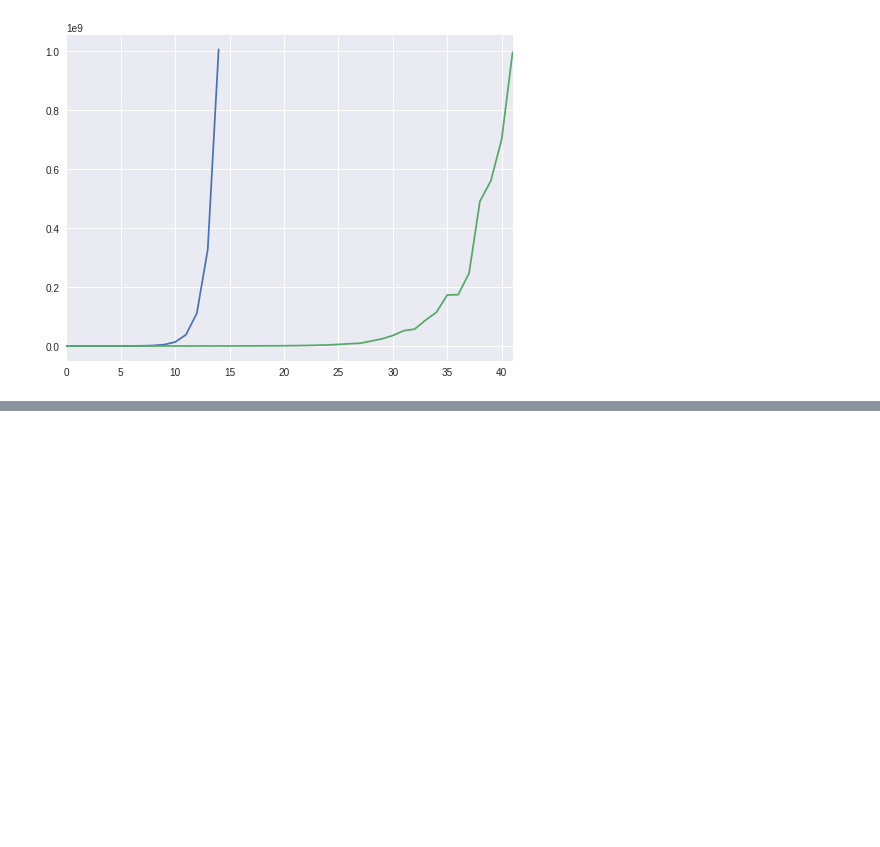
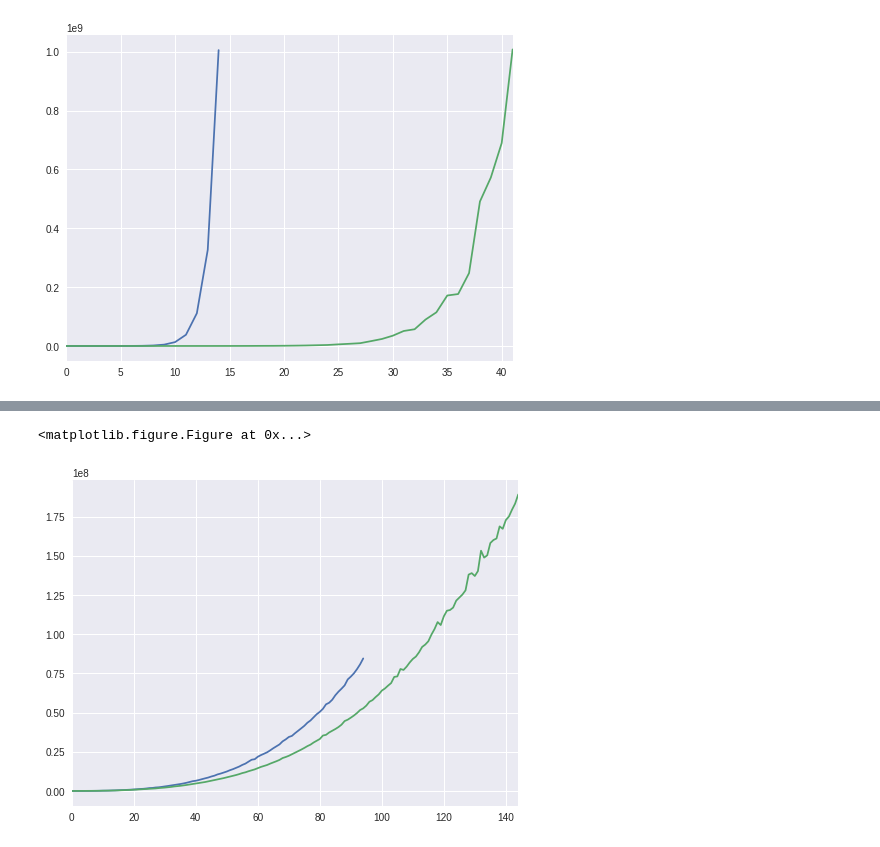
Before and after one commit to JonSeijo/algo3-tp1, a Jupyter notebook: experimentos/Graficador random.ipynb, the cells around one changed output, grey strips where cells are left out. Cells and saved outputs as stored; diff of their text form; code cells hidden in the pictures; blank space fills up the shorter version.

Commit message:
Agrega topdown random datos y graficos

```diff
--- a/experimentos/Graficador random.ipynb
+++ b/experimentos/Graficador random.ipynb
@@ -68,3 +68,8 @@ plt.show()
 # %% [output]
 <matplotlib.figure.Figure at 0x...>
 [figure]
+# %%
+datos_topdown_random = pd.read_csv('../datos/topdown/random.csv')
+datos_topdown_random.drop(datos_topdown_random.columns[40], axis = 1,inplace=True) # Borro columna fea
+datos_topdown_random['mean'] = datos_topdown_random.mean(axis = 1)
+datos_topdown_random
@@ -70,0 +95,5 @@ plt.show()
+# %%
+datos_bottomup_random = pd.read_csv('../datos/bottomup/random.csv')
+datos_bottomup_random.drop(datos_bottomup_random.columns[50], axis = 1,inplace=True) # Borro columna fea
+datos_bottomup_random['mean'] = datos_bottomup_random.mean(axis = 1)
+datos_bottomup_random
@@ -70,0 +119,17 @@ plt.show()
+# %%
+%matplotlib inline
+tiempos_topdown_random = datos_topdown_random['mean']
+tiempos_bottomup_random = datos_bottomup_random['mean']
+
+# Hasta n = 94 con 45 repes
+# Hasta n = 144 con 50 repes
+
+plt.clf()
+plt.figure(figsize=(8,6))
+tiempos_topdown_random.plot()
+tiempos_bottomup_random.plot()
+
+plt.show()
+# %% [output]
+<matplotlib.figure.Figure at 0x...>
+[figure, added]
```
Also changed, not shown: parts of 3 cells of this notebook, 1 other file.
